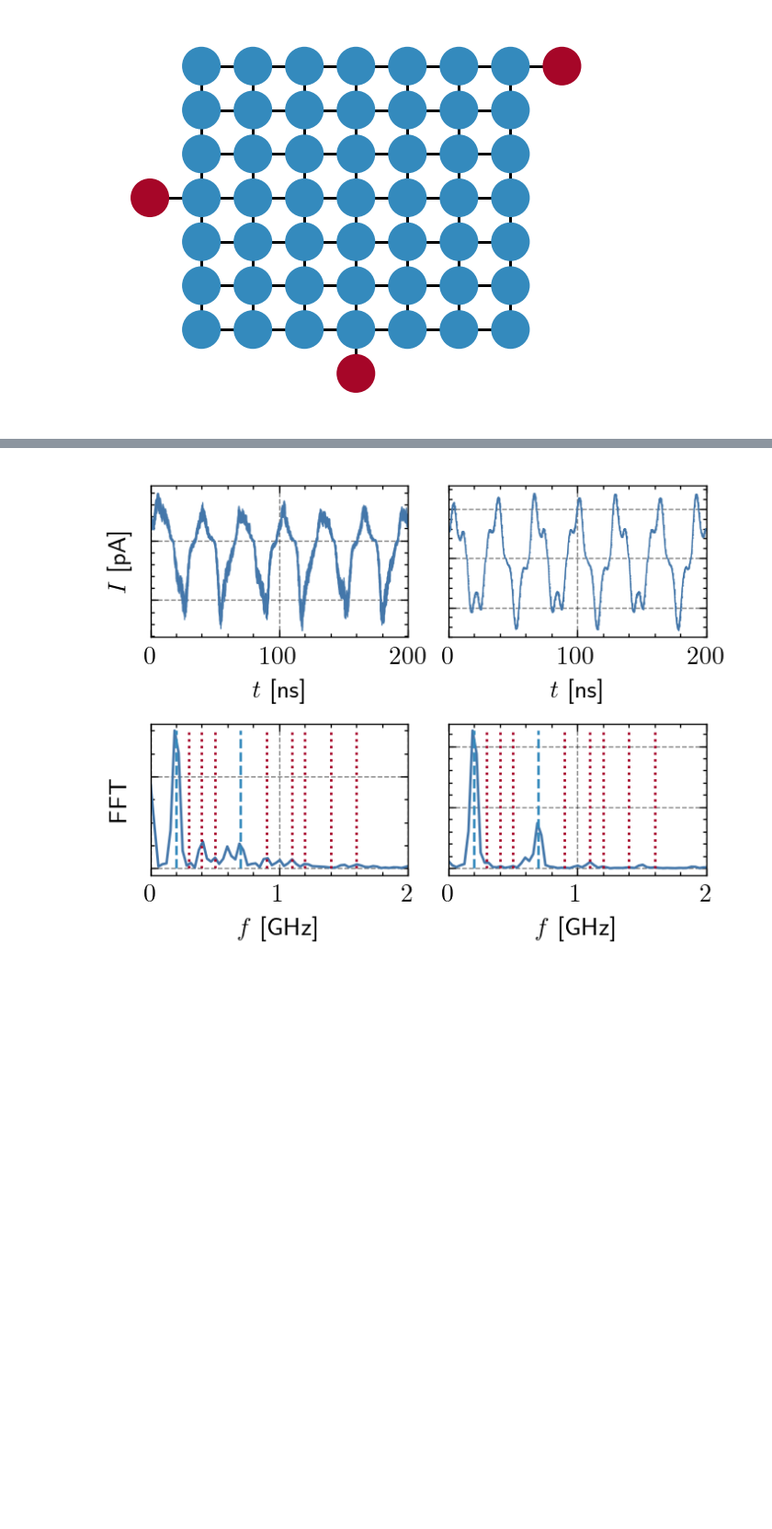
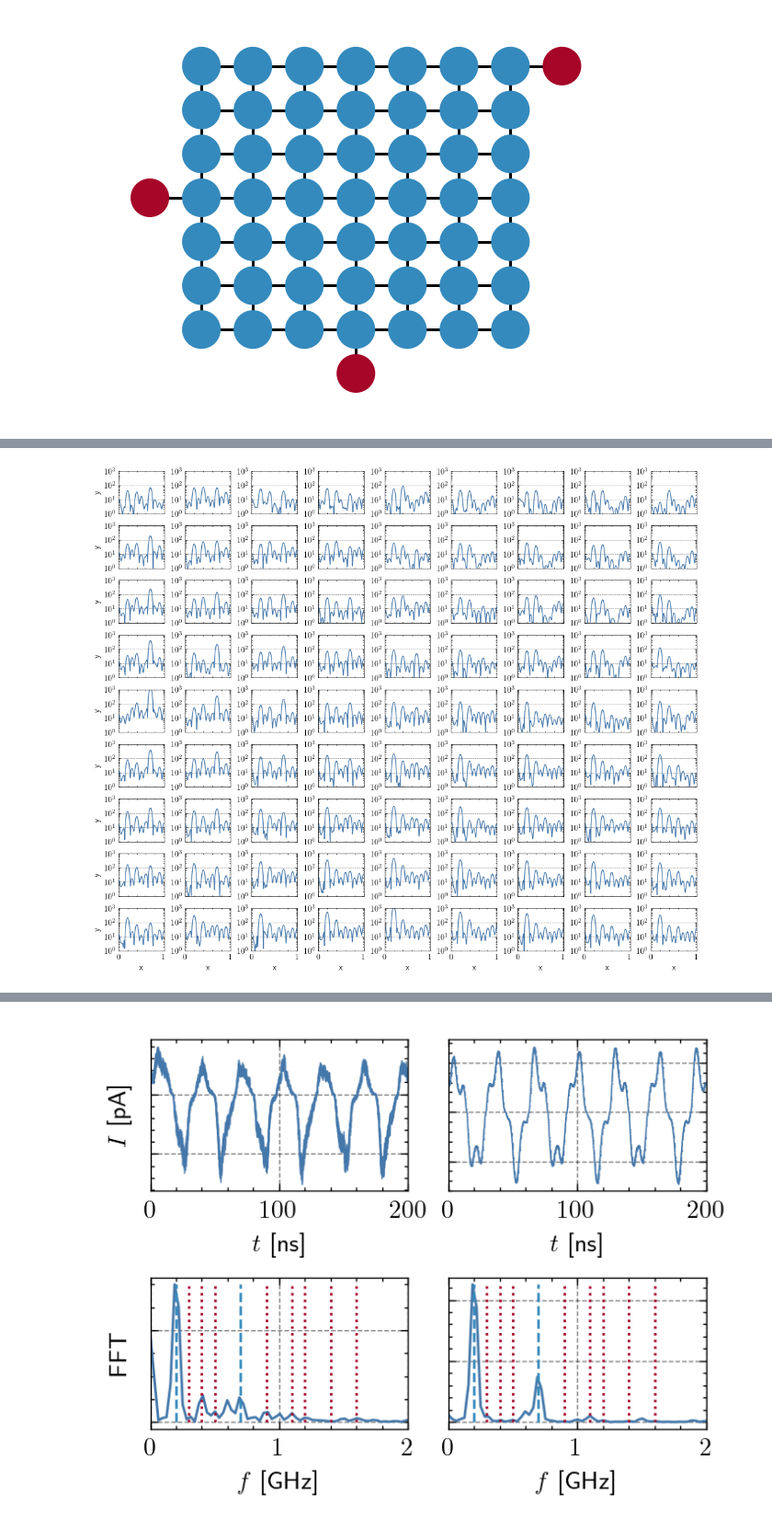
Before and after one commit to JonasMnsing/NanoNets, a Jupyter notebook: scripts/2_funding_period/WP2/freq_double/nbk/freq_double.ipynb, the cells around one changed output, grey strips where cells are left out. Shown at 92% size. Saved outputs shown, nothing was run; the diff lists cells and outputs as text; code cells hidden in the pictures; blank space fills up the shorter version.

```diff
--- a/scripts/2_funding_period/WP2/freq_double/nbk/freq_double.ipynb
+++ b/scripts/2_funding_period/WP2/freq_double/nbk/freq_double.ipynb
@@ -162,0 +159,25 @@ with plt.style.context(["science","bright", "grid"]):
+# %%
+dic_states      = {N : pd.read_csv(f"../uniform/data/mean_state_Nx={N}_Ny={N}_Nz=1_Ne=3.csv") for N in range(3,11)}
+dic_states_fft  = {}
+dt              = 1e-10
+n_padded        = 7000
+
+for key, df in dic_states.items():
+
+    x_vals, y_vals = [],[]
+
+    for col in df.columns:
+
+        signal      = df[col].values - np.mean(df[col].values)
+        xf, yf      = nanonets_utils.fft(signal, dt, n_padded=8192)
+
+        x_vals.append(xf)
+        y_vals.append(yf)
+
+    dic_states_fft[key] = [pd.DataFrame(x_vals).T, pd.DataFrame(y_vals).T]
+# %%
+N       = 9
+fig, ax = multiplot_observable_based_on_network(dic_states_fft[N][0], dic_states_fft[N][1], N,
+                                                x_lim=(0,1), y_lim=(1,1000), log_y=True, fig_scale=(3,2.5))
+# %% [output]
+[figure, added]
```
Also changed, not shown: parts of 11 cells of this notebook, 5 other files.
